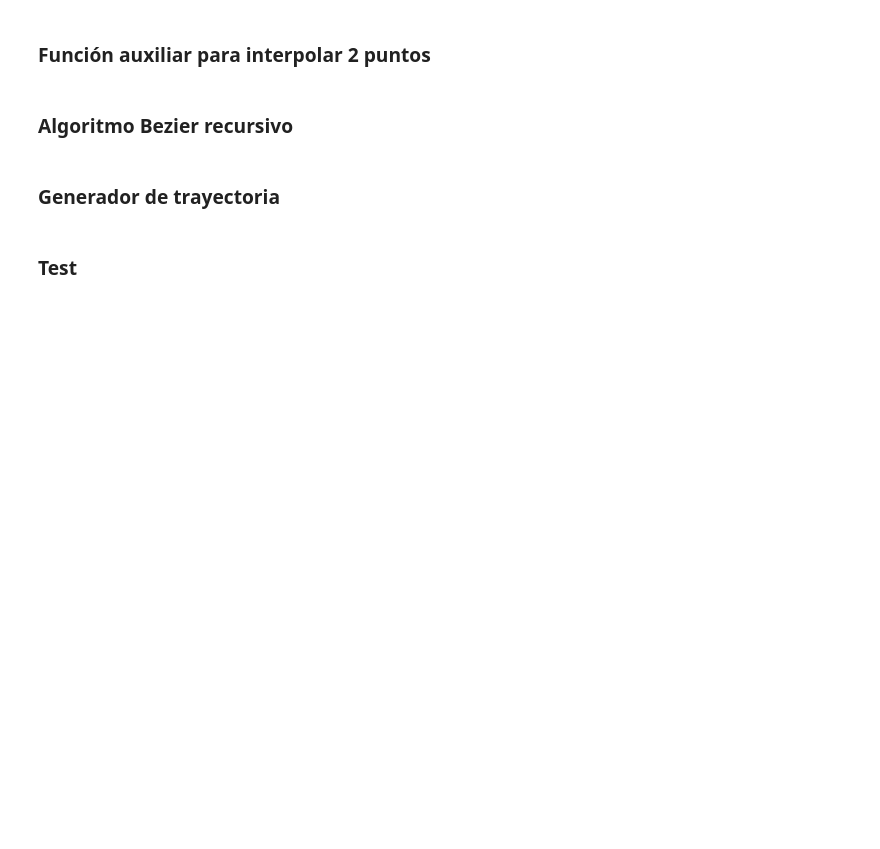
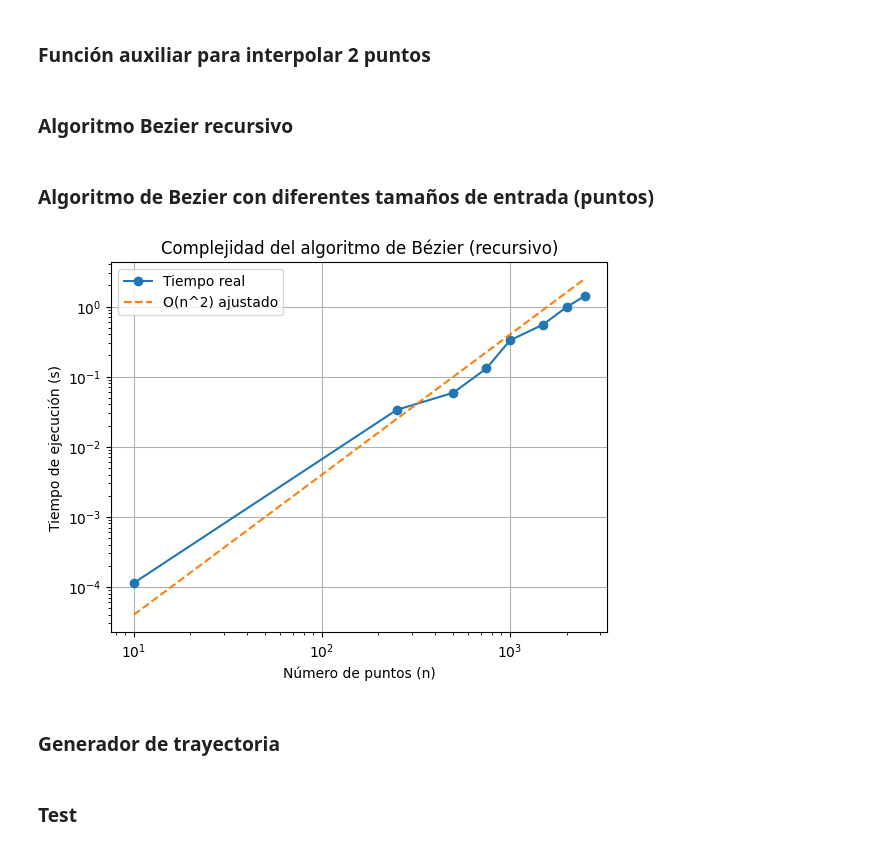
Before and after one commit to Mitin726/robotic-arm-trajectories, a Jupyter notebook: roboticArm.ipynb, the cells around one changed output. Drawn from its saved outputs; the diff is of its cells as text; code cells hidden in the pictures; blank space fills up the shorter version.

Commit message:
Comparación de tiempos con diferentes tamaños de entrada.

```diff
--- a/roboticArm.ipynb
+++ b/roboticArm.ipynb
@@ -49,6 +50,46 @@ def bezierRecursivo(puntos, t):
         puntosNuevos.append(interpolar(puntos[i], puntos[i+1], t))
 
     return bezierRecursivo(puntosNuevos, t)
+# %% [markdown]
+### Algoritmo de Bezier con diferentes tamaños de entrada (puntos)
+# %%
+tamaños = [10, 250, 500, 750, 1000, 1500, 2000, 2500]
+tiempos = []
+
+repeticiones = 5
+
+for n in tamaños:
+    listaPuntos = [(random.random(), random.random()) for _ in range(n)]
+
+    inicio = tm.perf_counter()
+
+    for _ in range(repeticiones):
+        bezierRecursivo(listaPuntos, 0.5)
+
+    fin = tm.perf_counter()
+
+    tiempos.append((fin - inicio) / repeticiones)
+
+n_array = np.array(tamaños)
+t_array = np.array(tiempos)
+
+c = np.mean(t_array / (n_array**2))
+bigO_escalado = c * (n_array**2)
+
+plt.plot(tamaños, tiempos, marker='o', label="Tiempo real")
+plt.plot(tamaños, bigO_escalado, '--', label="O(n^2) ajustado")
+
+plt.xlabel("Número de puntos (n)")
+plt.ylabel("Tiempo de ejecución (s)")
+plt.xscale("log")
+plt.yscale("log")
+plt.title("Complejidad del algoritmo de Bézier (recursivo)")
+plt.legend()
+plt.grid()
+
+plt.show()
+# %% [output]
+[figure, added]
 # %% [markdown]
 ### Generador de trayectoria
 # %%
```
Also changed, not shown: parts of 1 cell of this notebook.
